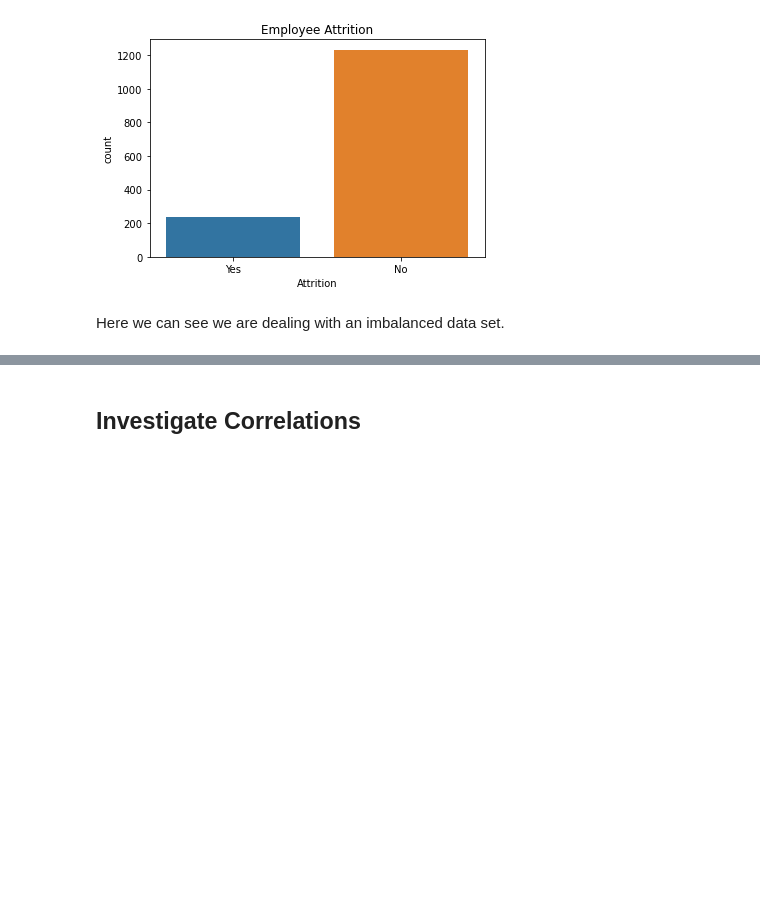
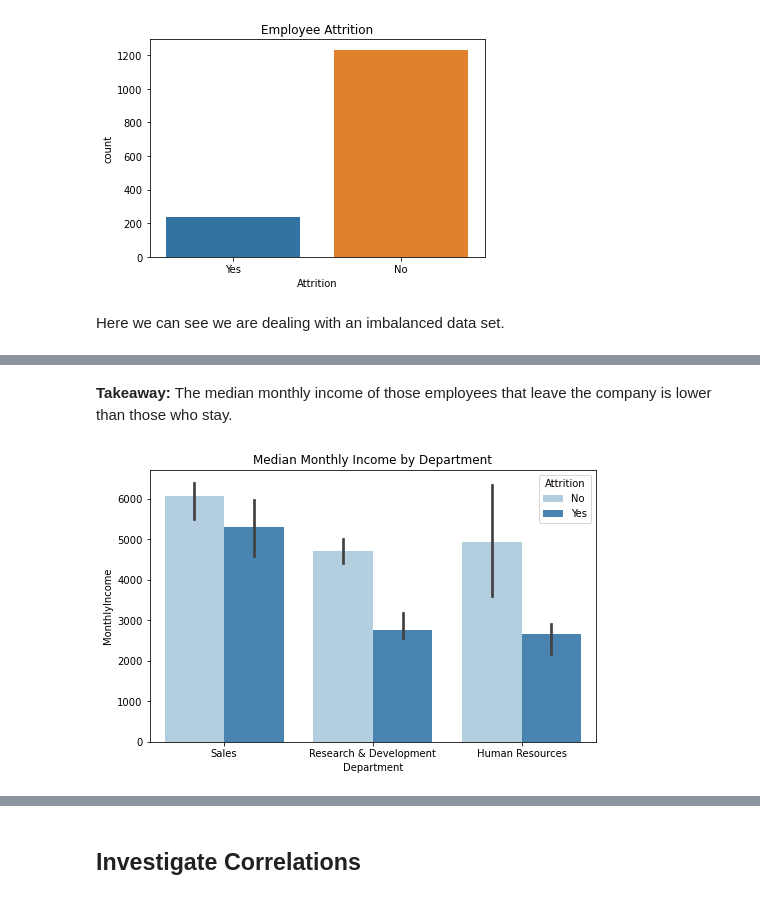
Before and after one commit to nkrajew/hr_attrition_proj, a Jupyter notebook: IBM HR Attrition EDA.ipynb, the cells around one changed output, grey strips where cells are left out. Saved outputs shown, nothing was run; the diff lists cells and outputs as text; code cells hidden in the pictures; blank space fills up the shorter version.

```diff
--- a/IBM HR Attrition EDA.ipynb
+++ b/IBM HR Attrition EDA.ipynb
@@ -119,0 +218,9 @@ Here we can see we are dealing with an imbalanced data set.
+# %% [markdown]
+**Takeaway:** The median monthly income of those employees that leave the company is lower than those who stay.
+# %%
+plt.figure(figsize=(8,5))
+sns.barplot(x='Department',y='MonthlyIncome',data=df, hue='Attrition', hue_order={"No", "Yes"}, palette="Blues", estimator=np.median)
+plt.title("Median Monthly Income by Department")
+plt.show()
+# %% [output]
+[figure, added]
```
Also changed, not shown: parts of 47 cells of this notebook.
